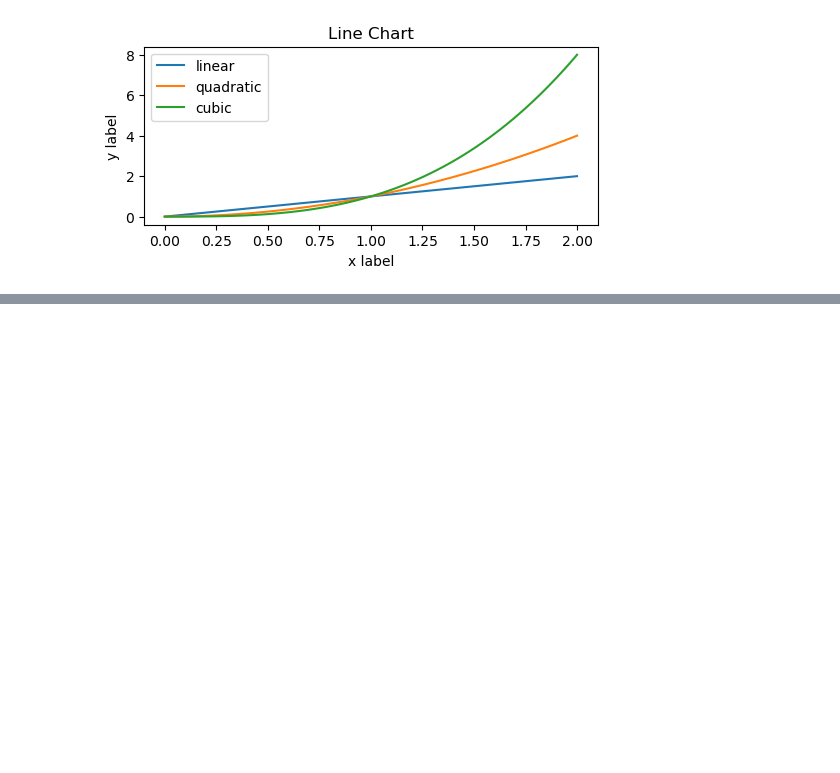
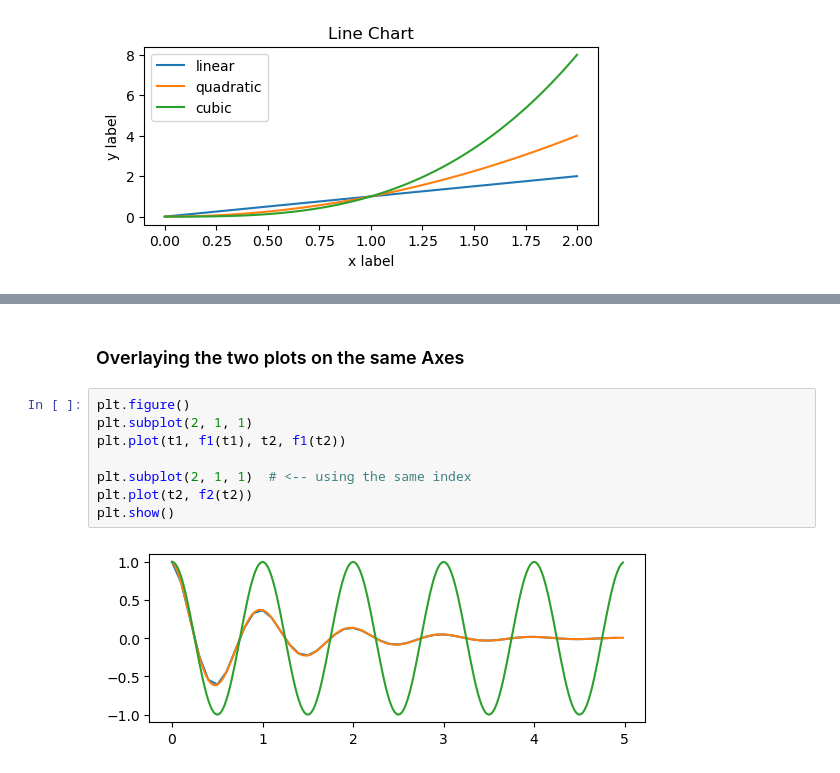
Before and after one commit to HassanAlgoz/data-analytics, a Jupyter notebook: lecture_v2/L03_vis.ipynb, the cells around one changed output, grey strips where cells are left out. Saved outputs shown, nothing was run; the diff lists cells and outputs as text; blank space fills up the shorter version.

```diff
--- a/lecture_v2/L03_vis.ipynb
+++ b/lecture_v2/L03_vis.ipynb
@@ -220,0 +250,12 @@ plt.legend()
+# %% [markdown]
+### Overlaying the two plots on the same Axes
+# %%
+plt.figure()
+plt.subplot(2, 1, 1)
+plt.plot(t1, f1(t1), t2, f1(t2))
+
+plt.subplot(2, 1, 1)  # <-- using the same index
+plt.plot(t2, f2(t2))
+plt.show()
+# %% [output]
+[figure, added]
```
Also changed, not shown: parts of 38 cells of this notebook, 23 other files.
